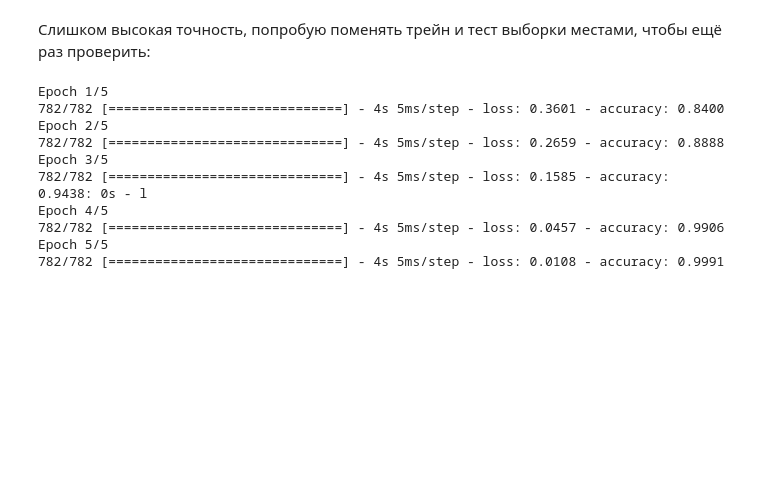
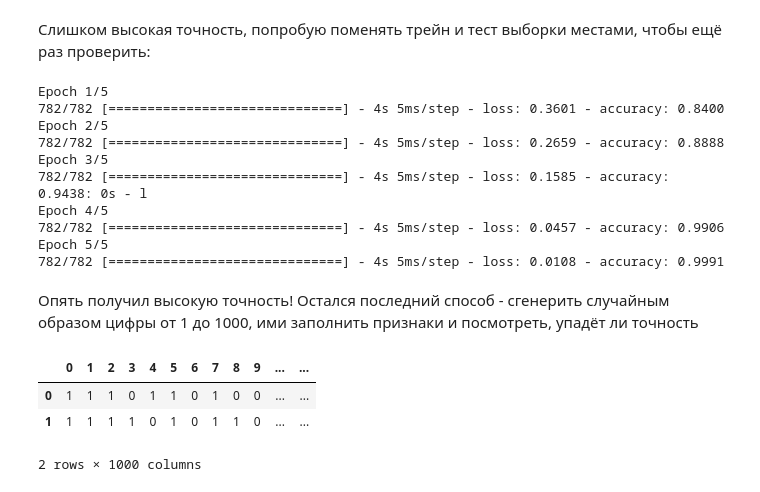
Before and after one commit to ArtemPrianikov/NeuroNetworksBasics, a Jupyter notebook: 03/hw_03.ipynb, the cells around one changed output. Drawn from its saved outputs; the diff is of its cells as text; code cells hidden in the pictures; blank space fills up the shorter version.

```diff
--- a/03/hw_03.ipynb
+++ b/03/hw_03.ipynb
@@ -471,3 +471,19 @@ Epoch 4/5
 782/782 [==============================] - 4s 5ms/step - loss: 0.0457 - accuracy: 0.9906
 Epoch 5/5
 782/782 [==============================] - 4s 5ms/step - loss: 0.0108 - accuracy: 0.9991
+# %% [markdown]
+Опять получил высокую точность! Остался последний способ - сгенерить случайным образом цифры от 1 до 1000, ими заполнить признаки и посмотреть, упадёт ли точность
+# %%
+# создаём numpy массив со значениями признаков
+filled_vals3 = []
+for x in range(25000):
+    new_line = np.random.randint(2, size=1000)
+    filled_vals3.append(new_line)
+# %%
+new_df3 = pd.DataFrame(filled_vals3)
+new_df3.head(2)
+# %% [output]
+|  | 0 | 1 | 2 | 3 | 4 | 5 | 6 | 7 | 8 | 9 | ... | ... |
+| 0 | 1 | 1 | 1 | 0 | 1 | 1 | 0 | 1 | 0 | 0 | ... | ... |
+| 1 | 1 | 1 | 1 | 1 | 0 | 1 | 0 | 1 | 1 | 0 | ... | ... |
+2 rows × 1000 columns
```
Also changed, not shown: parts of 3 cells of this notebook.
